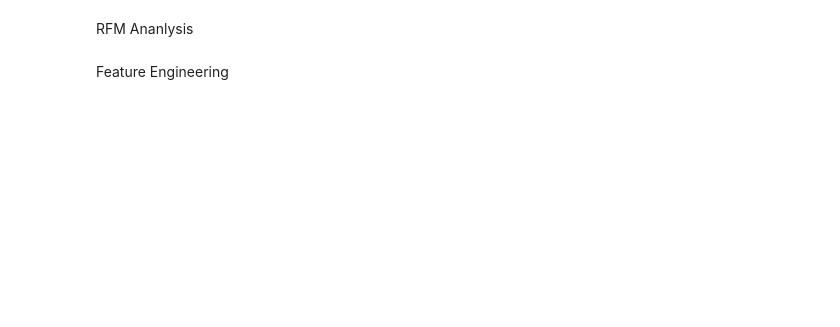
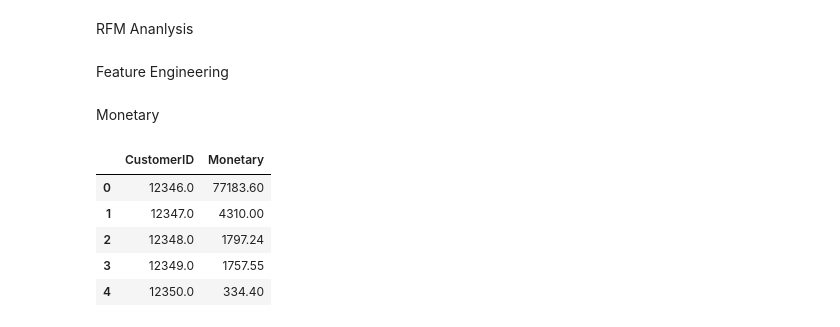
Before and after one commit to SaamarthMeston/Capstone-Project-4-Online-Retail-, a Jupyter notebook: Capstone_Project_4(Online_Retail).ipynb, the cells around one changed output. Cells and saved outputs as stored; diff of their text form; code cells hidden in the pictures; blank space fills up the shorter version.

```diff
--- a/Capstone_Project_4(Online_Retail).ipynb
+++ b/Capstone_Project_4(Online_Retail).ipynb
@@ -127,3 +123,19 @@ RFM Ananlysis
 Feature Engineering
 # %%
 Retail_Working_RFM = Retail
+# %% [markdown]
+Monetary
+# %%
+# Monitary
+Retail_Working_RFM['Amount'] = Retail_Working_RFM['UnitPrice']*Retail_Working_RFM['Quantity']
+Monitary_df = Retail_Working_RFM.groupby('CustomerID')['Amount'].sum()
+Monitary_df = Monitary_df.reset_index()
+Monitary_df.columns = ['CustomerID','Monetary']
+Monitary_df.head()
+# %% [output]
+|  | CustomerID | Monetary |
+| 0 | 12346.0 | 77183.60 |
+| 1 | 12347.0 | 4310.00 |
+| 2 | 12348.0 | 1797.24 |
+| 3 | 12349.0 | 1757.55 |
+| 4 | 12350.0 | 334.40 |
```
Also changed, not shown: parts of 19 cells of this notebook.
